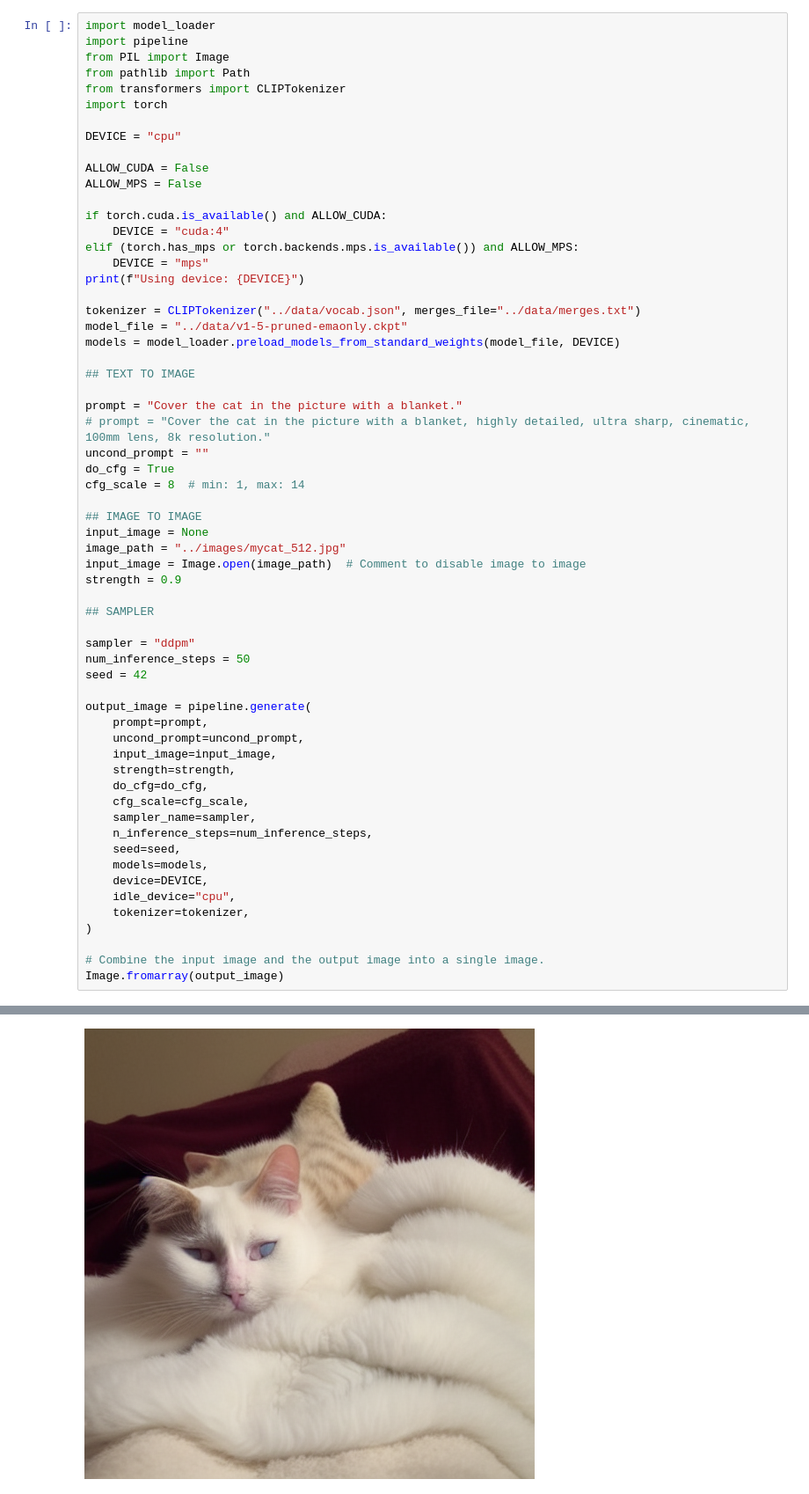
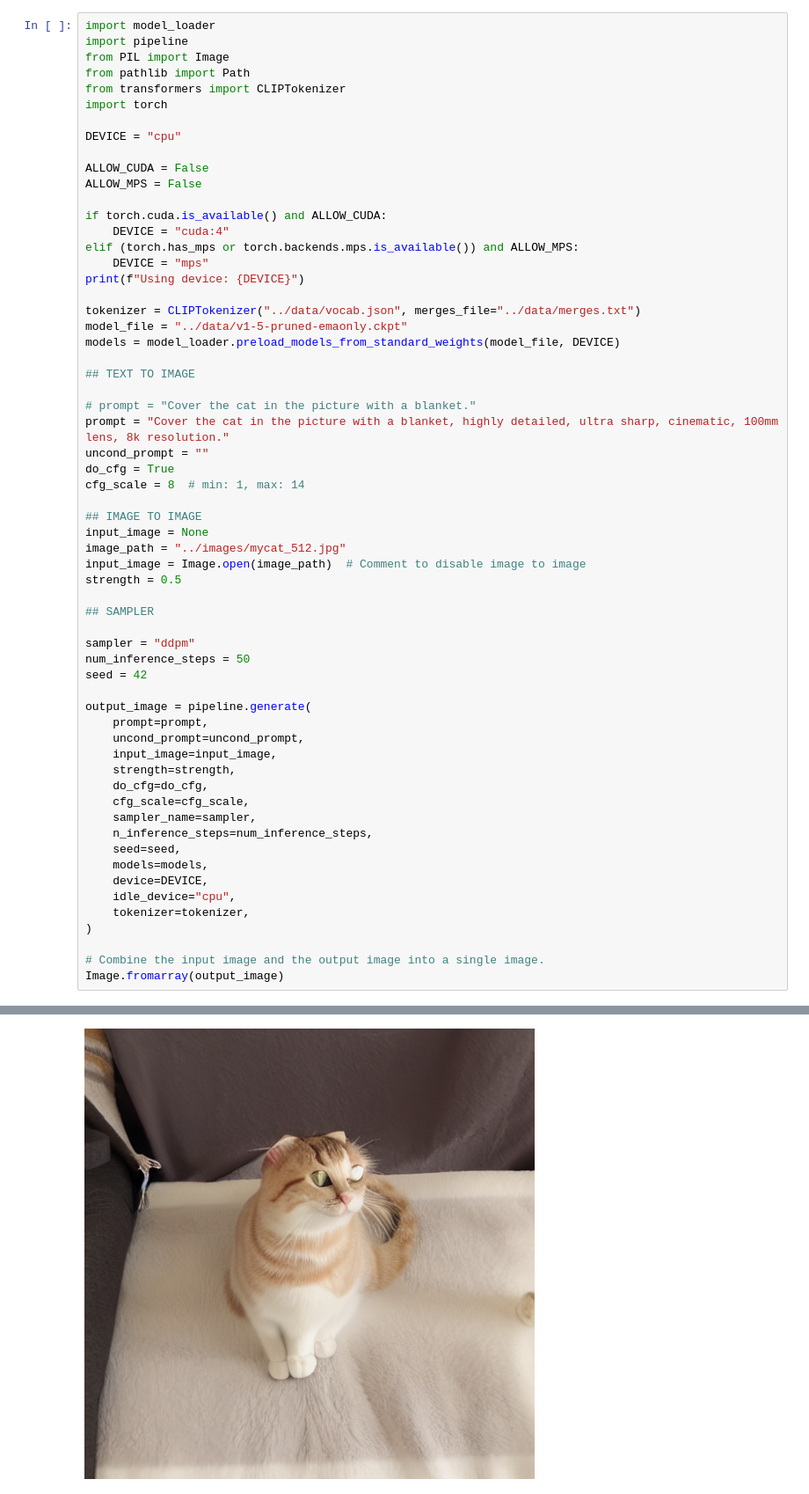
Before and after one commit to TimidZe/diffusion-models-learning, a Jupyter notebook: Stable-Diffusion-scratch/sd-scratch/demo_img2img copy.ipynb, the cells around one changed output, grey strips where cells are left out. Shown at 88% size. Drawn from its saved outputs; the diff is of its cells as text.

```diff
--- a/Stable-Diffusion-scratch/sd-scratch/demo_img2img copy.ipynb
+++ b/Stable-Diffusion-scratch/sd-scratch/demo_img2img copy.ipynb
@@ -23,8 +23,8 @@ models = model_loader.preload_models_from_standard_weights(model_file, DEVICE)
 
 ## TEXT TO IMAGE
 
-prompt = "Cover the cat in the picture with a blanket."
-# prompt = "Cover the cat in the picture with a blanket, highly detailed, ultra sharp, cinematic, 100mm lens, 8k resolution."
+# prompt = "Cover the cat in the picture with a blanket."
+prompt = "Cover the cat in the picture with a blanket, highly detailed, ultra sharp, cinematic, 100mm lens, 8k resolution."
 uncond_prompt = ""
 do_cfg = True
 cfg_scale = 8  # min: 1, max: 14
@@ -33,32 +33,32 @@ cfg_scale = 8  # min: 1, max: 14
 input_image = None
 image_path = "../images/mycat_512.jpg"
 input_image = Image.open(image_path)  # Comment to disable image to image
-strength = 0.9
+strength = 0.5
 
 ## SAMPLER
 
 sampler = "ddpm"
 num_inference_steps = 50
 seed = 42
 
 output_image = pipeline.generate(
     prompt=prompt,
     uncond_prompt=uncond_prompt,
     input_image=input_image,
     strength=strength,
     do_cfg=do_cfg,
     cfg_scale=cfg_scale,
     sampler_name=sampler,
     n_inference_steps=num_inference_steps,
     seed=seed,
     models=models,
     device=DEVICE,
     idle_device="cpu",
     tokenizer=tokenizer,
 )
 
 # Combine the input image and the output image into a single image.
 Image.fromarray(output_image)
 # %% [output]
 Using device: cpu
-[figure, old version]
+[figure, new version]
```
Also changed, not shown: 8 other files.
